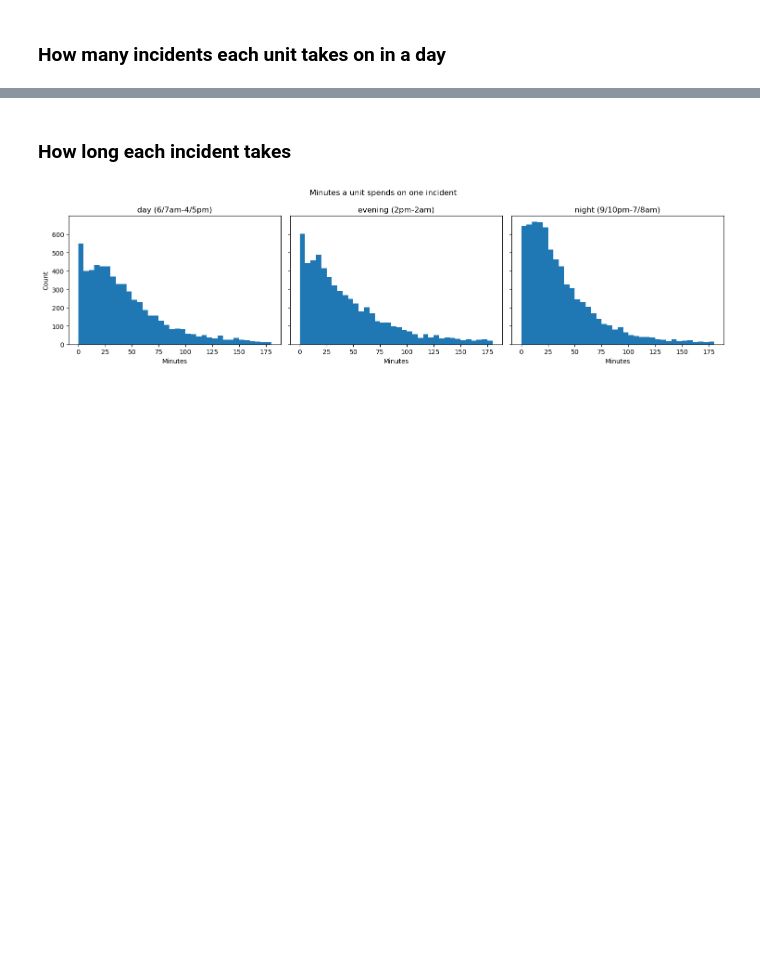
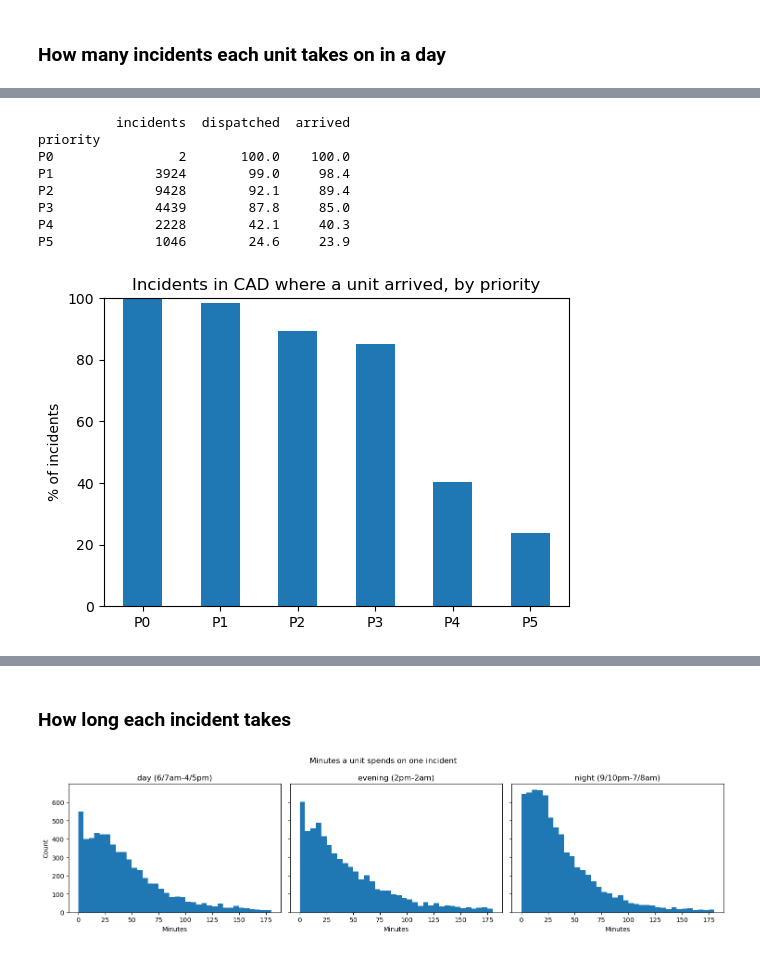
Before and after one commit to yoonoolee/oakland_police_department, a Jupyter notebook: manpower_july_2024_incidents.ipynb, the cells around one changed output, grey strips where cells are left out. Saved outputs shown, nothing was run; the diff lists cells and outputs as text; code cells hidden in the pictures; blank space fills up the shorter version.

```diff
--- a/manpower_july_2024_incidents.ipynb
+++ b/manpower_july_2024_incidents.ipynb
@@ -95,0 +136,46 @@ plt.show()
+# %%
+# Share of all incidents in CAD, by priority (same days as the log) that got a unit dispatched (CAD)
+# and a unit attended (Man_Power: any unit en route, on scene, officer-initiated, transporting or at / en route to a facility)
+cad = pd.read_parquet(DATA / "harmonized_calls_2021_2026.parquet",
+                      columns=["event_number", "event_time", "priority", "dispatch_time", "disposition_code"]).drop_duplicates("event_number")
+cad["priority"] = pd.to_numeric(cad["priority"], errors="coerce")
+day = cad["event_time"].dt.normalize()
+in_scope = day.between("2024-07-01", "2024-07-29") & ~day.isin(pd.to_datetime(["2024-07-18", "2024-07-19"]))
+# leave out incidents CAD closed as not needing a police unit
+NO_UNIT_NEEDED = [
+    "FA",     # fire alarm
+    "AO",     # ambulance ordered
+    "DUP",    # duplicate call
+    "CAN",    # cancelled
+    "ROA",    # referred to other agency
+    "BCAST",  # broadcast
+    "COMM",   # comm order broadcast
+]
+by_prio_cad = cad[in_scope & cad["priority"].notna() & ~cad["disposition_code"].isin(NO_UNIT_NEEDED)].copy()
+
+ATTENDED = ["en route to call", "on scene", "officer-initiated", "transporting a person", "en route to facility", "at facility"]
+on_scene_events = july2024.loc[july2024["code_category"].isin(ATTENDED), "matched_incident_number"]
+by_prio_cad["arrived"] = by_prio_cad["event_number"].isin(on_scene_events)
+
+handled = by_prio_cad.groupby("priority").agg(incidents=("event_number", "size"),
+                                        dispatched=("dispatch_time", lambda s: s.notna().mean() * 100),
+                                        arrived=("arrived", lambda s: s.mean() * 100))
+handled.index = "P" + handled.index.astype(int).astype(str)
+print(handled.round(1))
+
+handled["arrived"].plot(kind="bar", rot=0, figsize=(6, 4))
+plt.title("Incidents in CAD where a unit arrived, by priority")
+plt.xlabel("")
+plt.ylabel("% of incidents")
+plt.ylim(0, 100)
+plt.show()
+# %% [output]
+          incidents  dispatched  arrived
+priority
+P0                2       100.0    100.0
+P1             3924        99.0     98.4
+P2             9428        92.1     89.4
+P3             4439        87.8     85.0
+P4             2228        42.1     40.3
+P5             1046        24.6     23.9
+[figure, added]
```
Also changed, not shown: parts of 15 cells of this notebook, 1 other file.
